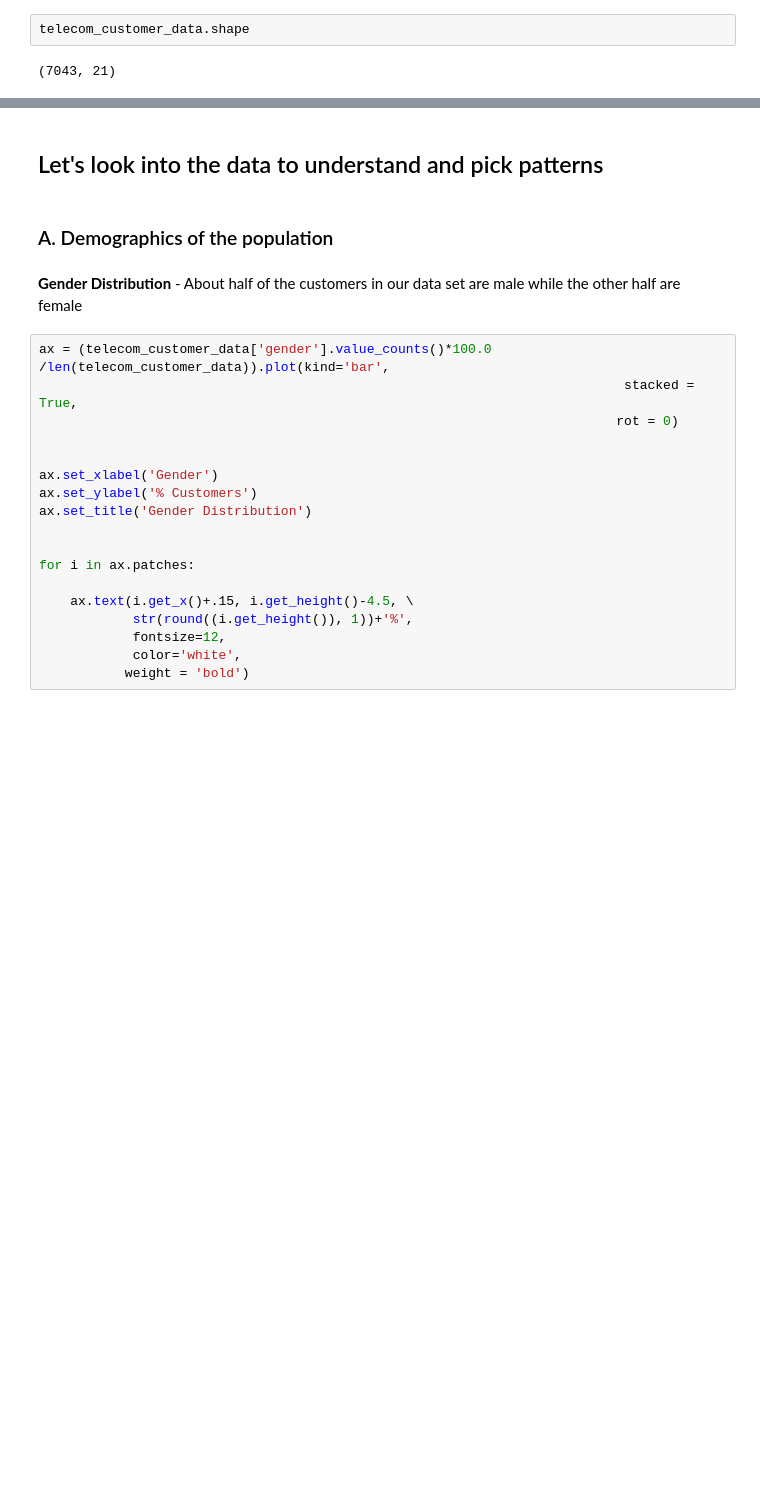
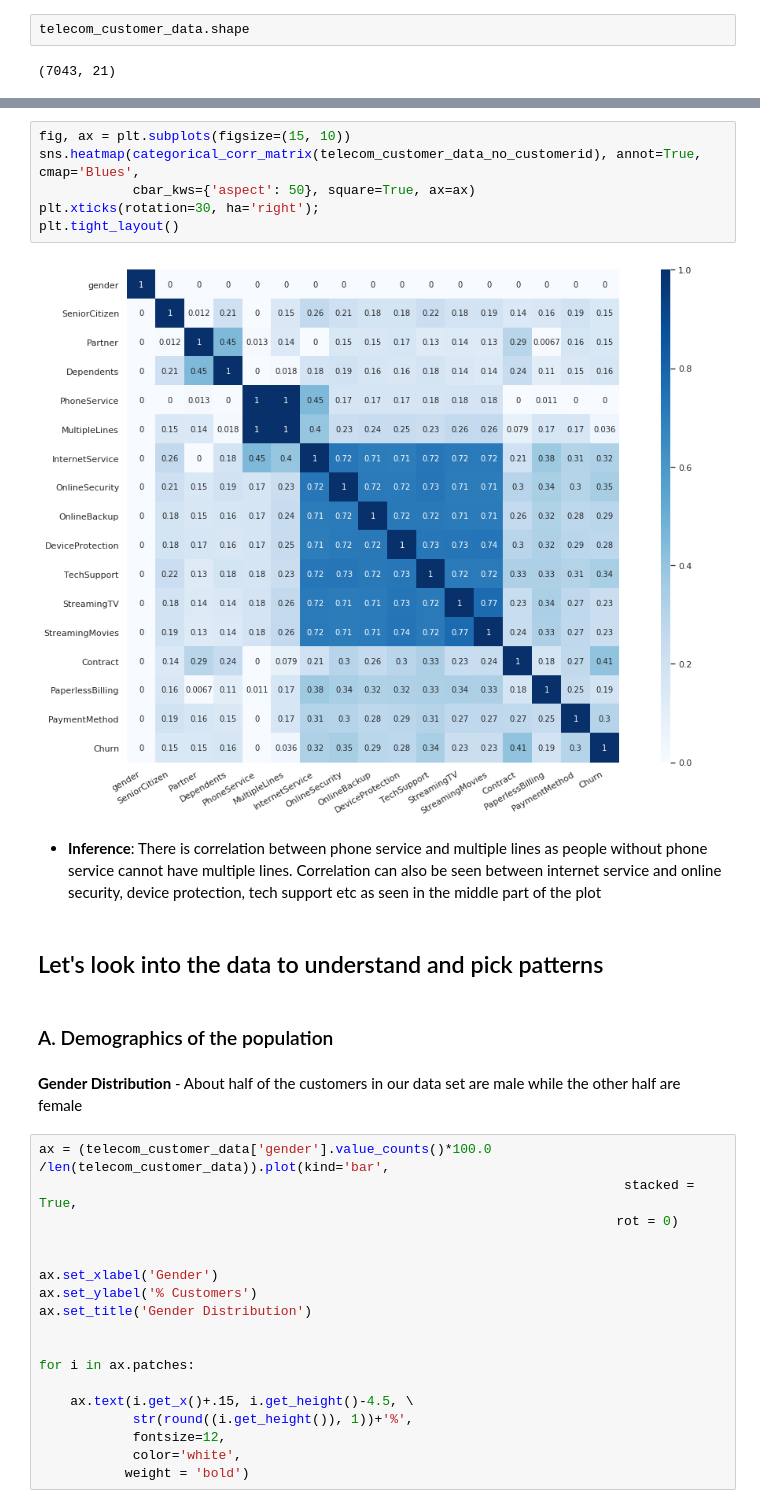
Before and after one commit to ysurs/Telco-Churn-prediction, a Jupyter notebook: telecom-churn-prediction.ipynb, the cells around one changed output, grey strips where cells are left out. Cells and saved outputs as stored; diff of their text form; blank space fills up the shorter version.

```diff
--- a/telecom-churn-prediction.ipynb
+++ b/telecom-churn-prediction.ipynb
@@ -163,3 +272,13 @@ Text(0.5,1,'Correlation of churn with all the other predictors')
+# %%
+fig, ax = plt.subplots(figsize=(15, 10))
+sns.heatmap(categorical_corr_matrix(telecom_customer_data_no_customerid), annot=True, cmap='Blues',
+            cbar_kws={'aspect': 50}, square=True, ax=ax)
+plt.xticks(rotation=30, ha='right');
+plt.tight_layout()
+# %% [output]
+[figure, added]
+# %% [markdown]
+* **Inference**: There is correlation between phone service and multiple lines as people without phone service cannot have multiple lines. Correlation can also be seen between internet service and online security, device protection, tech support etc as seen in the middle part of the plot
 # %% [markdown]
 ## Let's look into the data to understand and pick patterns
 # %% [markdown]
```
Also changed, not shown: parts of 38 cells of this notebook.
